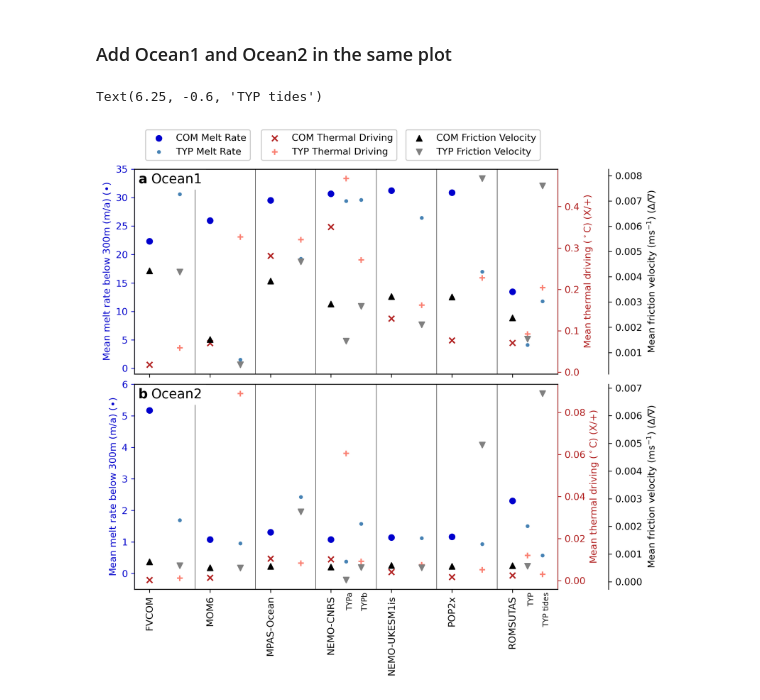
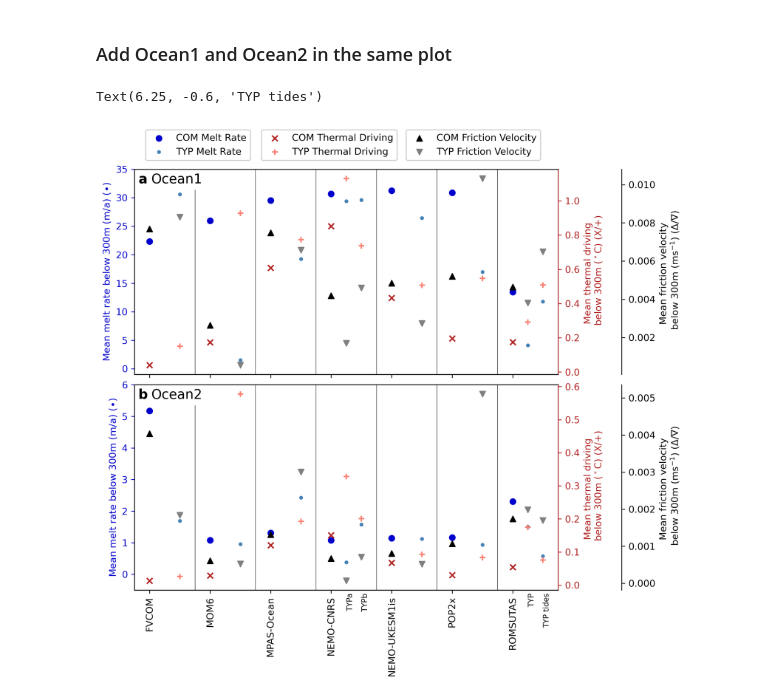
Before and after one commit to misomip/isomip-plus, a Jupyter notebook: notebooks/typ-expt/mr-below-300.ipynb, the cells around one changed output. Cells and saved outputs as stored; diff of their text form; code cells hidden in the pictures.

Commit message:
make thermal driving and ustar also below 300m average

```diff
--- a/notebooks/typ-expt/mr-below-300.ipynb
+++ b/notebooks/typ-expt/mr-below-300.ipynb
@@ -792,8 +792,10 @@ for i in np.arange(length):
     melt = sPerYr * melt.where(melt < 1e36).where(melt !=0).where(np.abs(draft) > 300)
     melt_av = (melt.where(melt<1e36)).mean(['nx','ny'])
     tstar = data.thermalDriving.isel(nTime = np.arange(time-13,time)).mean('nTime')
+    tstar = tstar.where(np.abs(draft) > 300)
     tstar_av = (tstar.where(tstar<1e36)).mean(['nx','ny'])
     ustar = data.frictionVelocity.isel(nTime = np.arange(time-13,time)).mean('nTime')
+    ustar = ustar.where(np.abs(draft) > 300)
     ustar_av = (ustar.where(ustar<1e36)).mean(['nx','ny'])
 
     ms = np.append(ms,melt_av)
@@ -808,7 +810,7 @@ ax2 = ax.twinx()
 CS2= ax2.scatter(np.arange(7)-0.25,ts,color = 'firebrick',marker = 'x', label = 'COM Thermal Driving')
 # make new yaxis, plot fric vel
 ax3 = ax.twinx()
-ax3.spines.right.set_position(("axes", 1.12))
+ax3.spines.right.set_position(("axes", 1.15))
 CS3 = ax3.scatter(np.arange(7)-0.25,us,color = 'k', marker = '^',label = 'COM Friction Velocity')
 
 #set xticks and hide them
@@ -827,8 +829,8 @@ ax3.tick_params(axis='y', colors='k')
 
 #set yaxis labels
 ax.set_ylabel(r'Mean melt rate below 300m (m/a) ($\bullet$)',color = 'mediumblue')
-ax2.set_ylabel(r'Mean thermal driving ($^\circ$C) (X/$+$)',color = 'firebrick')
-ax3.set_ylabel(r'Mean friction velocity (ms$^{-1}$) ($\Delta/\nabla$)')
+ax2.set_ylabel('Mean thermal driving \n'+r' below 300m ($^\circ$C) (X/$+$)',color = 'firebrick')
+ax3.set_ylabel('Mean friction velocity \n'+r' below 300m (ms$^{-1}$) ($\Delta/\nabla$)')
 
 
 ##### now do the same for TYP
@@ -860,8 +862,10 @@ for i in np.arange(length):
     melt = sPerYr * melt.where(melt < 1e36).where(melt !=0).where(np.abs(draft) > 300)
     melt_av = (melt.where(melt<1e36)).mean(['nx','ny'])
     tstar = data.thermalDriving.isel(nTime = np.arange(time-13,time)).mean('nTime')
+    tstar = tstar.where(np.abs(draft) > 300)
     tstar_av = (tstar.where(tstar<1e36)).mean(['nx','ny'])
     ustar = data.frictionVelocity.isel(nTime = np.arange(time-13,time)).mean('nTime')
+    ustar = ustar.where(np.abs(draft) > 300)
     ustar_av = (ustar.where(ustar<1e36)).mean(['nx','ny'])
 
     ms = np.append(ms,melt_av)
@@ -906,8 +910,10 @@ for i in np.arange(length):
     melt = sPerYr * melt.where(melt < 1e36).where(melt !=0).where(np.abs(draft) > 300)
     melt_av = (melt.where(melt<1e36)).mean(['nx','ny'])
     tstar = data.thermalDriving.isel(nTime = np.arange(time-13,time)).mean('nTime')
+    tstar = tstar.where(np.abs(draft) > 300)
     tstar_av = (tstar.where(tstar<1e36)).mean(['nx','ny'])
     ustar = data.frictionVelocity.isel(nTime = np.arange(time-13,time)).mean('nTime')
+    ustar = ustar.where(np.abs(draft) > 300)
     ustar_av = (ustar.where(ustar<1e36)).mean(['nx','ny'])
 
     ms = np.append(ms,melt_av)
@@ -922,7 +928,7 @@ ax5 = ax4.twinx()
 CS2= ax5.scatter(np.arange(7)-0.25,ts,color = 'firebrick',marker = 'x', label = 'COM Thermal Driving')
 #make new axis, plot fric velocity scatter
 ax6 = ax4.twinx()
-ax6.spines.right.set_position(("axes", 1.12))
+ax6.spines.right.set_position(("axes", 1.15))
 CS3 = ax6.scatter(np.arange(7)-0.25,us,color = 'k', marker = '^',label = 'COM Friction Velocity')
 
 #set labels
@@ -941,8 +947,8 @@ ax6.tick_params(axis='y', colors='k')
 
 #set yaxes labels
 ax4.set_ylabel(r'Mean melt rate below 300m (m/a) ($\bullet$)',color = 'mediumblue')
-ax5.set_ylabel(r'Mean thermal driving ($^\circ$C) (X/$+$)',color = 'firebrick')
-ax6.set_ylabel(r'Mean friction velocity (ms$^{-1}$) ($\Delta/\nabla$)')
+ax5.set_ylabel('Mean thermal driving \n'+r' below 300m ($^\circ$C) (X/$+$)',color = 'firebrick')
+ax6.set_ylabel('Mean friction velocity \n'+r' below 300m (ms$^{-1}$) ($\Delta/\nabla$)')
 
 
 ##### now do the same for TYP
@@ -974,8 +980,10 @@ for i in np.arange(length):
     melt = sPerYr * melt.where(melt < 1e36).where(melt !=0).where(np.abs(draft) > 300)
     melt_av = (melt.where(melt<1e36)).mean(['nx','ny'])
     tstar = data.thermalDriving.isel(nTime = np.arange(time-13,time)).mean('nTime')
+    tstar = tstar.where(np.abs(draft) > 300)
     tstar_av = (tstar.where(tstar<1e36)).mean(['nx','ny'])
     ustar = data.frictionVelocity.isel(nTime = np.arange(time-13,time)).mean('nTime')
+    ustar = ustar.where(np.abs(draft) > 300)
     ustar_av = (ustar.where(ustar<1e36)).mean(['nx','ny'])
 
     ms = np.append(ms,melt_av)
@@ -990,31 +998,31 @@ CS6 = ax6.scatter([0.25,1.25,2.25,3,3.25,4.25,5.25,6,6.25],us,color = 'grey', ma
 ax4.vlines(np.arange(7)+0.5,-1,6,color = 'k', linewidth = 0.4)
 ax4.set_ylim(-0.5,6)
 ax4.set_xlim(-0.5,6.5)
 
 ## Add some labels
 ax.text(0.02,0.95,'a',horizontalalignment='center', fontweight='bold',
      verticalalignment='center',transform=ax.transAxes, fontsize = 14)
 t = ax.text(0.1,0.95,'Ocean1',horizontalalignment='center',
      verticalalignment='center',transform=ax.transAxes, fontsize = 14)
 t.set_bbox(dict(facecolor='white', alpha=1, linewidth=0))
 ax4.text(0.02,0.95,'b',horizontalalignment='center', fontweight='bold',
      verticalalignment='center',transform=ax4.transAxes, fontsize = 14)
 t = ax4.text(0.1,0.95,'Ocean2',horizontalalignment='center',
      verticalalignment='center',transform=ax4.transAxes, fontsize = 14)
 t.set_bbox(dict(facecolor='white', alpha=1, linewidth=0))
 
 #Add a legend for each point
 
 ax.legend(loc = 'lower center', bbox_to_anchor = (0.15,1.02),facecolor='white', framealpha=1)
 ax2.legend(loc = 'lower center', bbox_to_anchor = (0.46,1.02),facecolor='white', framealpha=1)
 ax3.legend(loc = 'lower center', bbox_to_anchor = (0.8,1.02),facecolor='white', framealpha=1)
 
 # Add labels for NEMO and ROMS that have two TYPs
 ax4.text(3,-0.6,'TYPa', fontsize = 8, rotation = 90, verticalalignment='top')
 ax4.text(3.25,-0.6,'TYPb', fontsize = 8, rotation = 90, verticalalignment='top')
 
 ax4.text(6,-0.6,'TYP', fontsize = 8, rotation = 90, verticalalignment='top')
 ax4.text(6.25,-0.6,'TYP tides', fontsize = 8, rotation = 90, verticalalignment='top')
 # %% [output]
 Text(6.25, -0.6, 'TYP tides')
-[figure, old version]
+[figure, new version]
```
